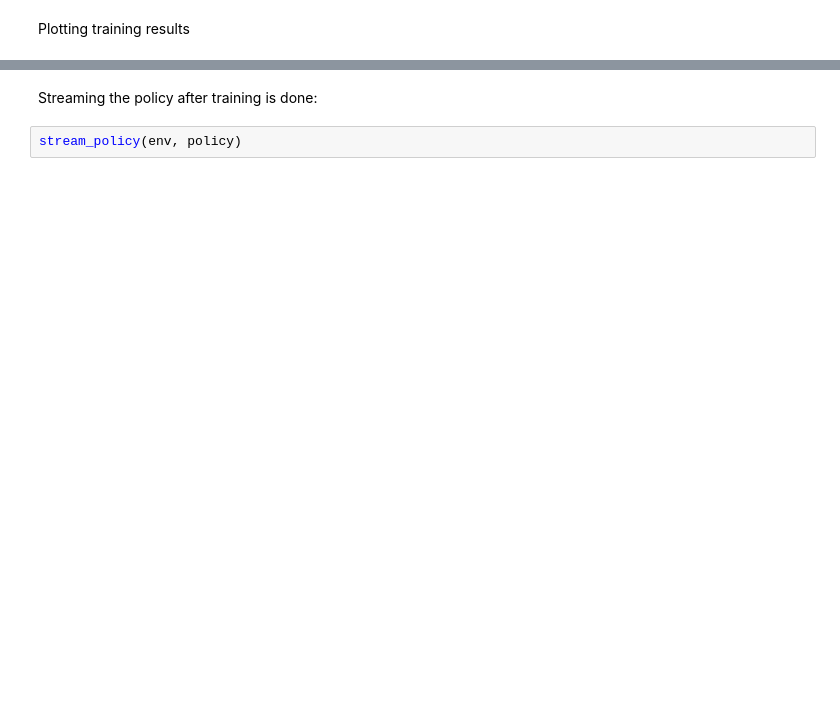
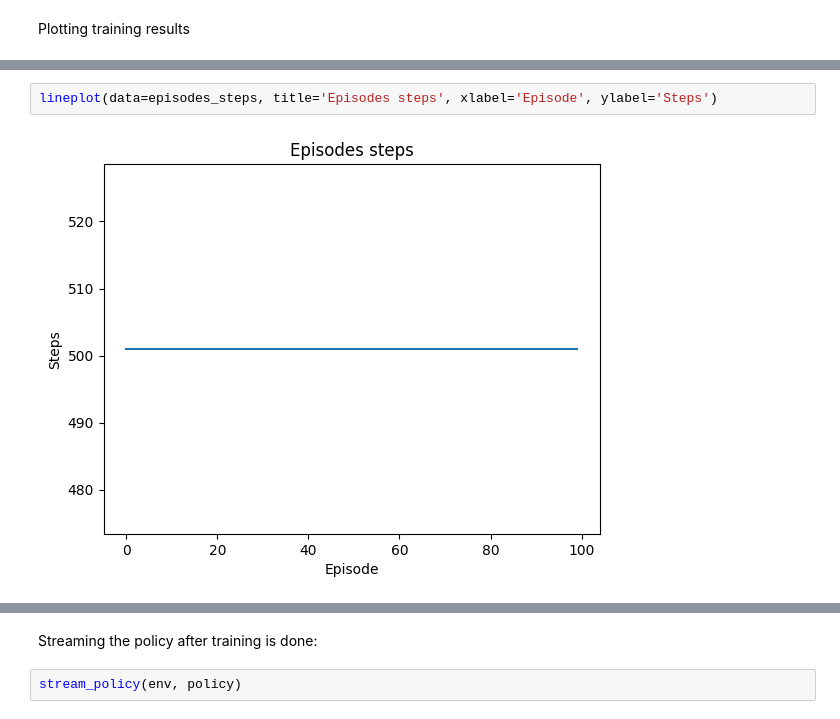
Before and after one commit to mhornstein/RL-Sokoban, a Jupyter notebook: notebook/Final_Project_sokoban.ipynb, the cells around one changed output, grey strips where cells are left out. Saved outputs shown, nothing was run; the diff lists cells and outputs as text; blank space fills up the shorter version.

```diff
--- a/notebook/Final_Project_sokoban.ipynb
+++ b/notebook/Final_Project_sokoban.ipynb
@@ -435,0 +516,4 @@ lineplot(data=loss_values, title='Loss', xlabel='Step sampled over time', ylabel
+# %%
+lineplot(data=episodes_steps, title='Episodes steps', xlabel='Episode', ylabel='Steps')
+# %% [output]
+[figure, added]
```
Also changed, not shown: parts of 51 cells of this notebook, 2 other files.
